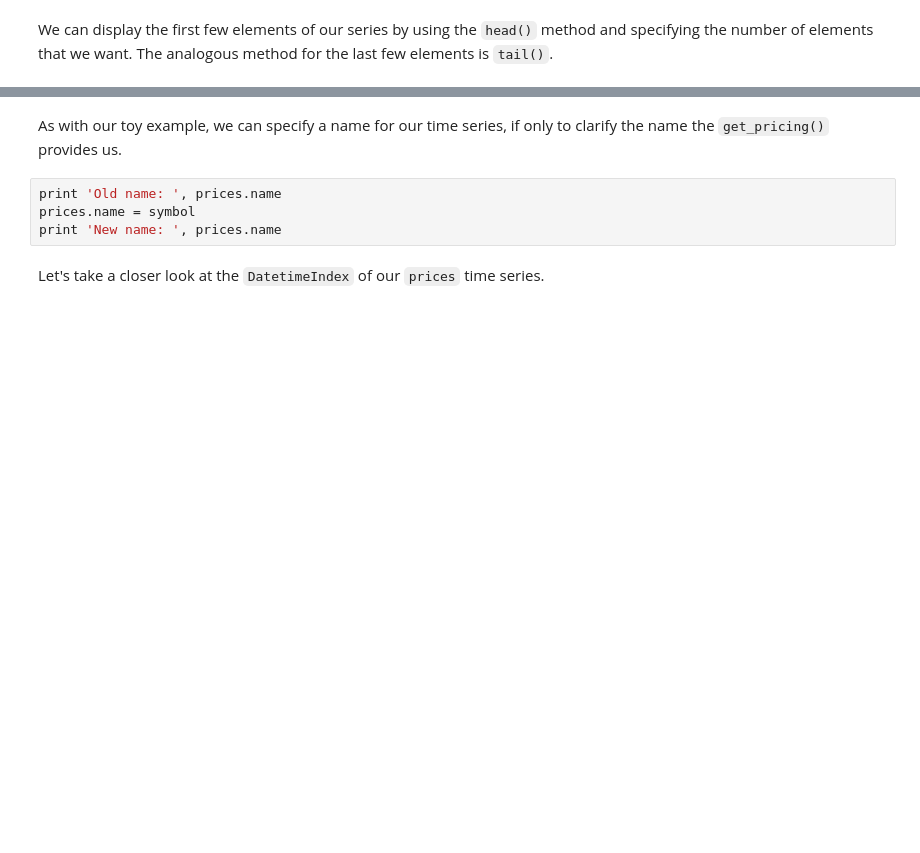
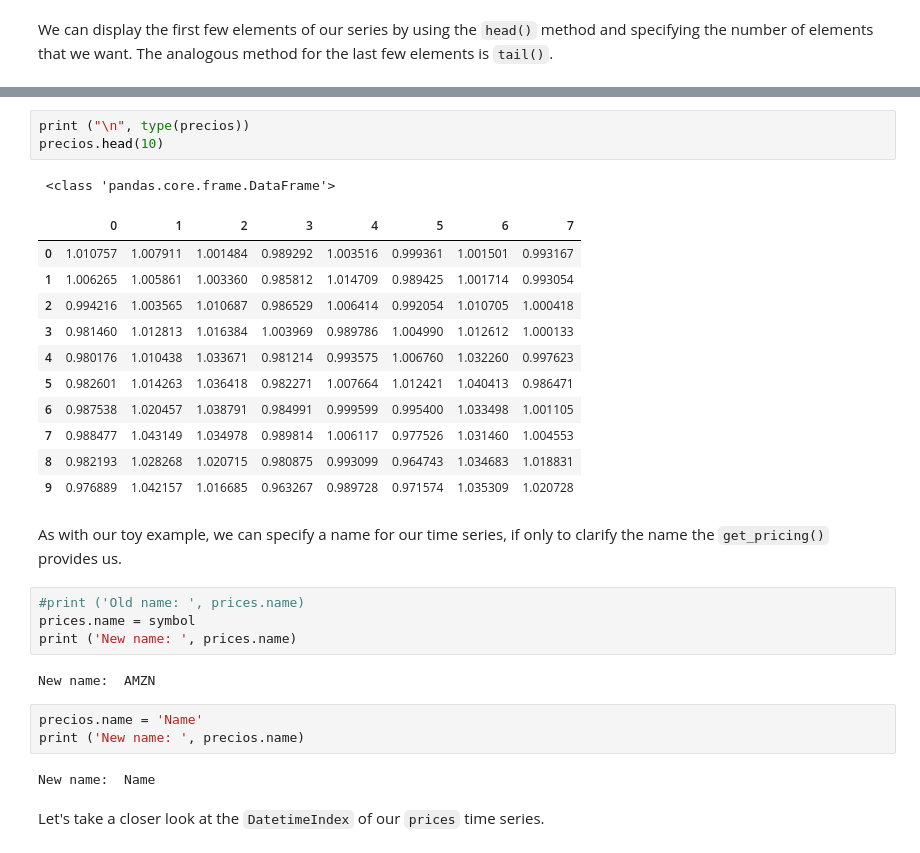
Before and after one commit to gapuentesr/MetNumUN2021I, a Jupyter notebook: Lab1/gapuentesrlecture4.ipynb, the cells around one changed output, grey strips where cells are left out. Cells and saved outputs as stored; diff of their text form; blank space fills up the shorter version.

```diff
--- a/Lab1/gapuentesrlecture4.ipynb
+++ b/Lab1/gapuentesrlecture4.ipynb
@@ -327,9 +339,32 @@ SyntaxError: ignored
+# %%
+print ("\n", type(precios))
+precios.head(10)
+# %% [output]
+ <class 'pandas.core.frame.DataFrame'>
+|  | 0 | 1 | 2 | 3 | 4 | 5 | 6 | 7 |
+| 0 | 1.010757 | 1.007911 | 1.001484 | 0.989292 | 1.003516 | 0.999361 | 1.001501 | 0.993167 |
+| 1 | 1.006265 | 1.005861 | 1.003360 | 0.985812 | 1.014709 | 0.989425 | 1.001714 | 0.993054 |
+| 2 | 0.994216 | 1.003565 | 1.010687 | 0.986529 | 1.006414 | 0.992054 | 1.010705 | 1.000418 |
+| 3 | 0.981460 | 1.012813 | 1.016384 | 1.003969 | 0.989786 | 1.004990 | 1.012612 | 1.000133 |
+| 4 | 0.980176 | 1.010438 | 1.033671 | 0.981214 | 0.993575 | 1.006760 | 1.032260 | 0.997623 |
+| 5 | 0.982601 | 1.014263 | 1.036418 | 0.982271 | 1.007664 | 1.012421 | 1.040413 | 0.986471 |
+| 6 | 0.987538 | 1.020457 | 1.038791 | 0.984991 | 0.999599 | 0.995400 | 1.033498 | 1.001105 |
+| 7 | 0.988477 | 1.043149 | 1.034978 | 0.989814 | 1.006117 | 0.977526 | 1.031460 | 1.004553 |
+| 8 | 0.982193 | 1.028268 | 1.020715 | 0.980875 | 0.993099 | 0.964743 | 1.034683 | 1.018831 |
+| 9 | 0.976889 | 1.042157 | 1.016685 | 0.963267 | 0.989728 | 0.971574 | 1.035309 | 1.020728 |
 # %% [markdown]
 As with our toy example, we can specify a name for our time series, if only to clarify the name the `get_pricing()` provides us.
 # %%
-print 'Old name: ', prices.name
+#print ('Old name: ', prices.name)
 prices.name = symbol
-print 'New name: ', prices.name
+print ('New name: ', prices.name)
+# %% [output]
+New name:  AMZN
+# %%
+precios.name = 'Name'
+print ('New name: ', precios.name)
+# %% [output]
+New name:  Name
 # %% [markdown]
 Let's take a closer look at the `DatetimeIndex` of our `prices` time series.
 # %%
```
Also changed, not shown: parts of 18 cells of this notebook.
